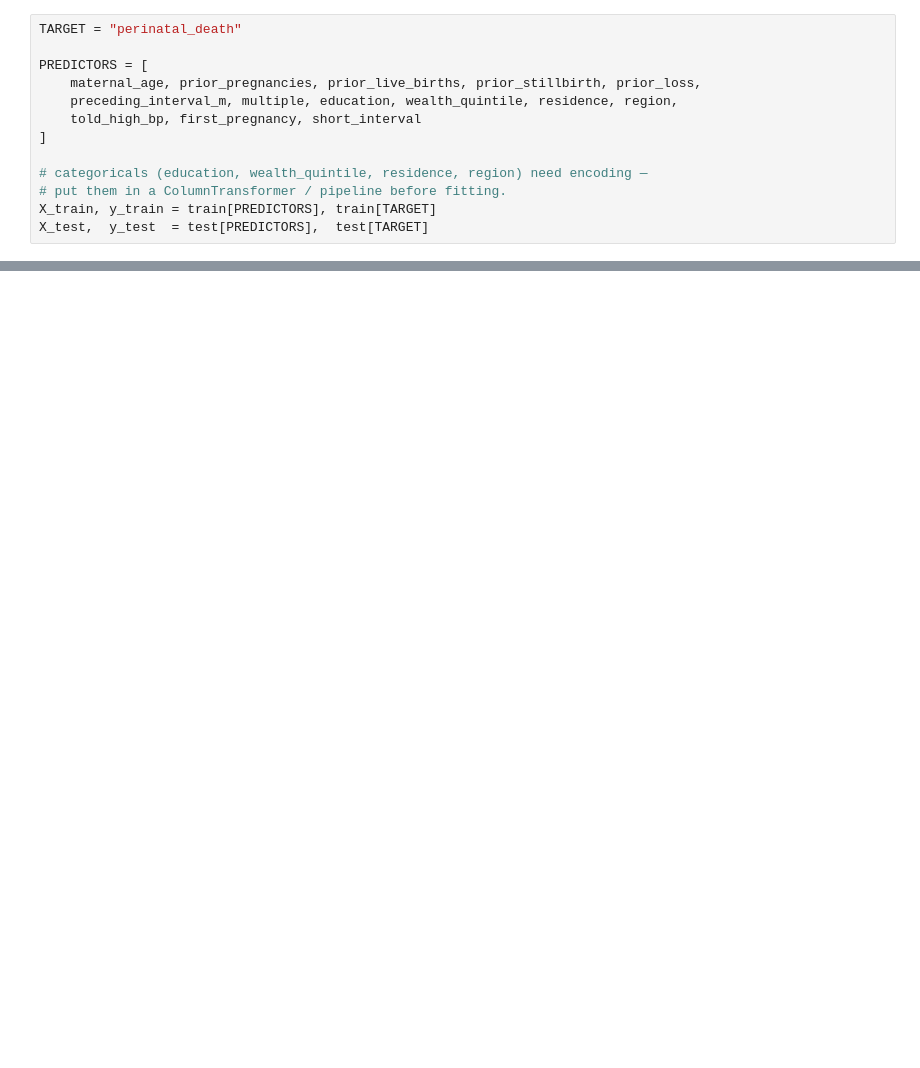
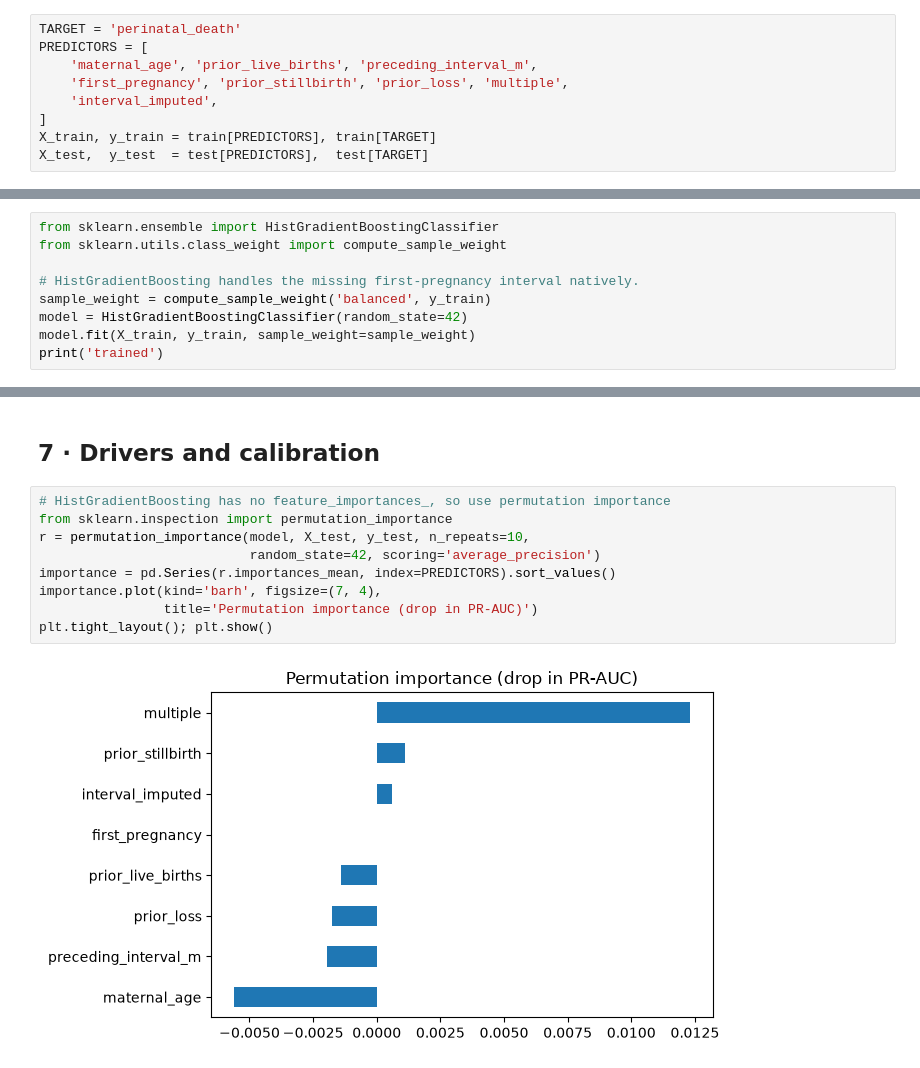
Before and after one commit to Ted-star7/Perinatal-risk, a Jupyter notebook: ml/notebooks/modeling/perinatal_gradient_boosting.ipynb, the cells around one changed output, grey strips where cells are left out. Cells and saved outputs as stored; diff of their text form; blank space fills up the shorter version.

Commit message:
Perinatal gradient boosting: full pipeline (CV, test eval, checklist, calibration, save); weak signal flagged (#13)
Co-authored-by: Teddy <teddykibuthu26@gmail.com>

```diff
--- a/ml/notebooks/modeling/perinatal_gradient_boosting.ipynb
+++ b/ml/notebooks/modeling/perinatal_gradient_boosting.ipynb
@@ -29,13 +36,9 @@ print("train:", len(train), " test:", len(test))
 # %%
-TARGET = "perinatal_death"
-
+TARGET = 'perinatal_death'
 PREDICTORS = [
-    maternal_age, prior_pregnancies, prior_live_births, prior_stillbirth, prior_loss,
-    preceding_interval_m, multiple, education, wealth_quintile, residence, region,
-    told_high_bp, first_pregnancy, short_interval
+    'maternal_age', 'prior_live_births', 'preceding_interval_m',
+    'first_pregnancy', 'prior_stillbirth', 'prior_loss', 'multiple',
+    'interval_imputed',
 ]
-
-# categoricals (education, wealth_quintile, residence, region) need encoding —
-# put them in a ColumnTransformer / pipeline before fitting.
 X_train, y_train = train[PREDICTORS], train[TARGET]
 X_test,  y_test  = test[PREDICTORS],  test[TARGET]
@@ -57,0 +48,9 @@ model with `joblib.dump(model, 'ml/models/...')` if it's the cohort winner.
+# %%
+from sklearn.ensemble import HistGradientBoostingClassifier
+from sklearn.utils.class_weight import compute_sample_weight
+
+# HistGradientBoosting handles the missing first-pregnancy interval natively.
+sample_weight = compute_sample_weight('balanced', y_train)
+model = HistGradientBoostingClassifier(random_state=42)
+model.fit(X_train, y_train, sample_weight=sample_weight)
+print('trained')
@@ -57,0 +129,13 @@ model with `joblib.dump(model, 'ml/models/...')` if it's the cohort winner.
+# %% [markdown]
+## 7 · Drivers and calibration
+# %%
+# HistGradientBoosting has no feature_importances_, so use permutation importance
+from sklearn.inspection import permutation_importance
+r = permutation_importance(model, X_test, y_test, n_repeats=10,
+                           random_state=42, scoring='average_precision')
+importance = pd.Series(r.importances_mean, index=PREDICTORS).sort_values()
+importance.plot(kind='barh', figsize=(7, 4),
+                title='Permutation importance (drop in PR-AUC)')
+plt.tight_layout(); plt.show()
+# %% [output]
+[figure, added]
```
Also changed, not shown: parts of 20 cells of this notebook.
